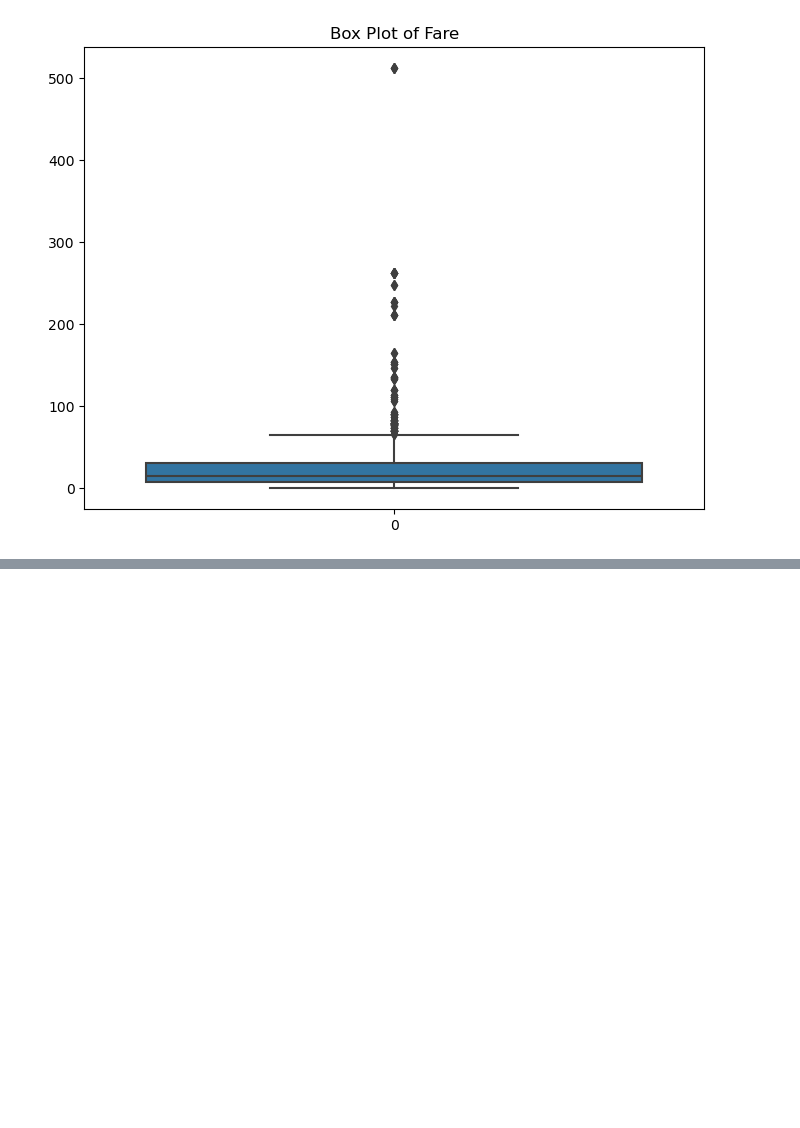
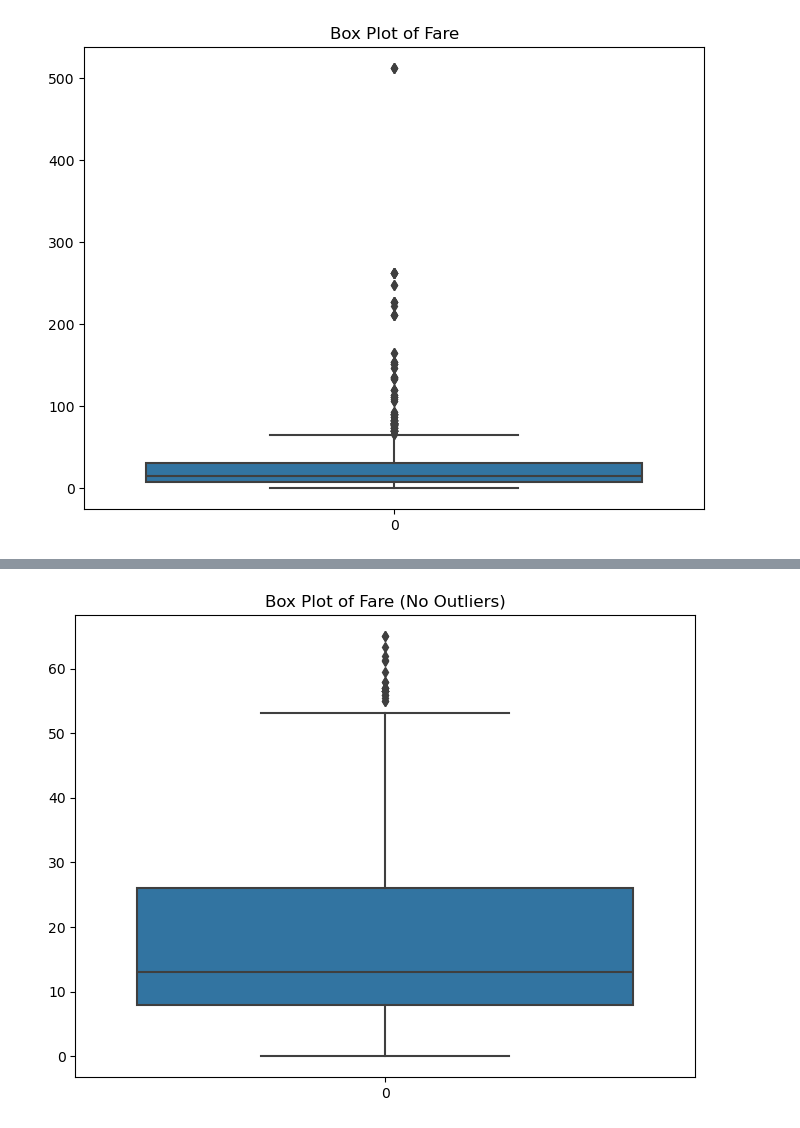
Before and after one commit to Nashra-Tazmeen/python, a Jupyter notebook: d-5.ipynb, the cells around one changed output, grey strips where cells are left out. Saved outputs shown, nothing was run; the diff lists cells and outputs as text; code cells hidden in the pictures; blank space fills up the shorter version.

```diff
--- a/d-5.ipynb
+++ b/d-5.ipynb
@@ -133,0 +167,14 @@ plt.show()
+# %%
+#6Detecting and handling outliers:
+# Calculate the IQR for 'fare'
+Q1 = df['fare'].quantile(0.25)
+Q3 = df['fare'].quantile(0.75)
+IQR = Q3 - Q1
+
+# Define the lower and upper bounds for outliers
+lower_bound = Q1 - 1.5 * IQR
+upper_bound = Q3 + 1.5 * IQR
+
+# Identify outliers
+outliers = df[(df['fare'] < lower_bound) | (df['fare'] > upper_bound)]
+print(outliers)
@@ -133,0 +199,12 @@ plt.show()
+# %%
+#remove outliers in the data:
+# Remove outliers from the dataset
+df_no_outliers = df[(df['fare'] >= lower_bound) & (df['fare'] <= upper_bound)]
+
+# Verify that outliers have been removed
+plt.figure(figsize=(8, 6))
+sns.boxplot(df_no_outliers['fare'])
+plt.title('Box Plot of Fare (No Outliers)')
+plt.show()
+# %% [output]
+[figure, added]
```
Also changed, not shown: parts of 6 cells of this notebook.
